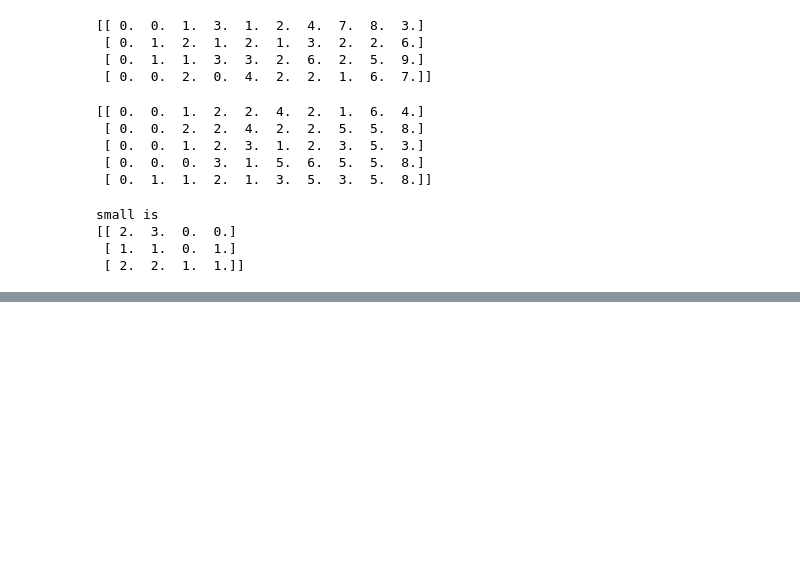
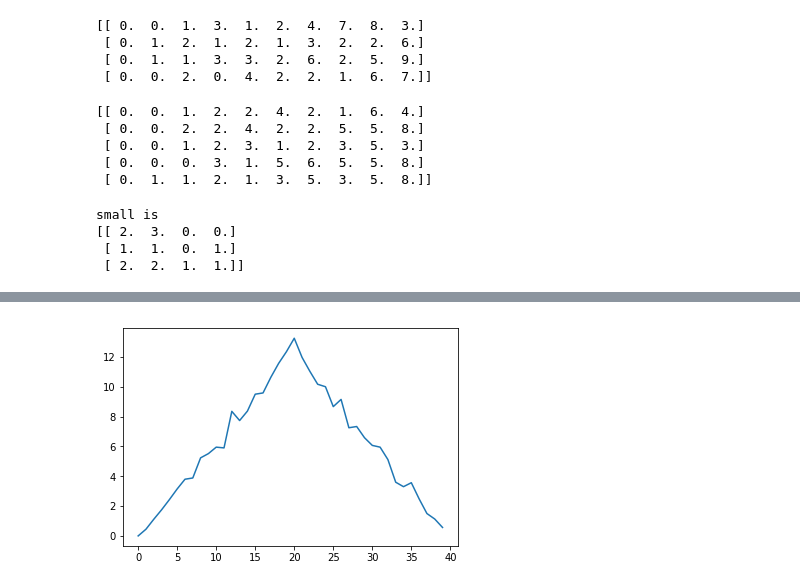
Before and after one commit to robertsjames97/python_workshop, a Jupyter notebook: 01-numpy.ipynb, the cells around one changed output, grey strips where cells are left out. Cells and saved outputs as stored; diff of their text form; code cells hidden in the pictures; blank space fills up the shorter version.

```diff
--- a/01-numpy.ipynb
+++ b/01-numpy.ipynb
@@ -117,0 +191,6 @@ small is
+# %%
+average_inflammation = data.mean(axis=0)
+average_plot = matplotlib.pyplot.plot(average_inflammation)
+matplotlib.pyplot.show()
+# %% [output]
+[figure, added]
```
Also changed, not shown: parts of 16 cells of this notebook.
